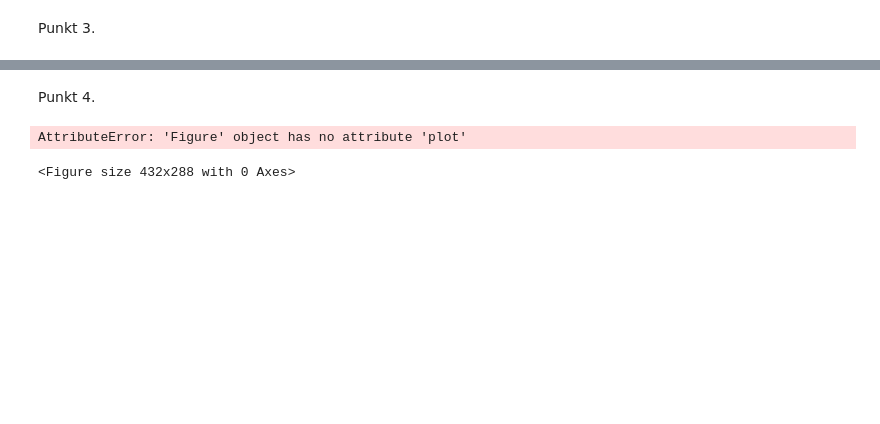
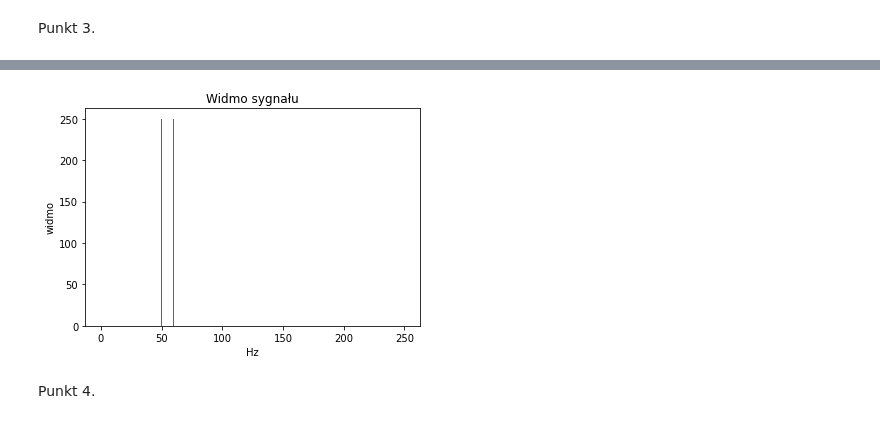
Before and after one commit to KornelBl/Digital-signal-and-image-processing, a Jupyter notebook: EKG_2.ipynb, the cells around one changed output, grey strips where cells are left out. Saved outputs shown, nothing was run; the diff lists cells and outputs as text; code cells hidden in the pictures; blank space fills up the shorter version.

```diff
--- a/EKG_2.ipynb
+++ b/EKG_2.ipynb
@@ -72,13 +61,7 @@ plt.show()
+# %%
+spectrum = np.fft.fft(sinus,fs)
+plot_spectrum(spectrum,fs)
+# %% [output]
+[figure, added]
 # %% [markdown]
 Punkt 4.
-# %%
-fig = plt.figure()
-
-fig.plot(xs, np.abs(spectrum[:(N//2)]))
-fig.xlabel('nr próbki')
-fig.ylabel('amplituda')
-fig.title('Sygnał sinusoidalny')
-fig.show()
-# %% [output]
-AttributeError: 'Figure' object has no attribute 'plot'
-<Figure size 432x288 with 0 Axes>
```
Also changed, not shown: parts of 19 cells of this notebook, 3 other files.
